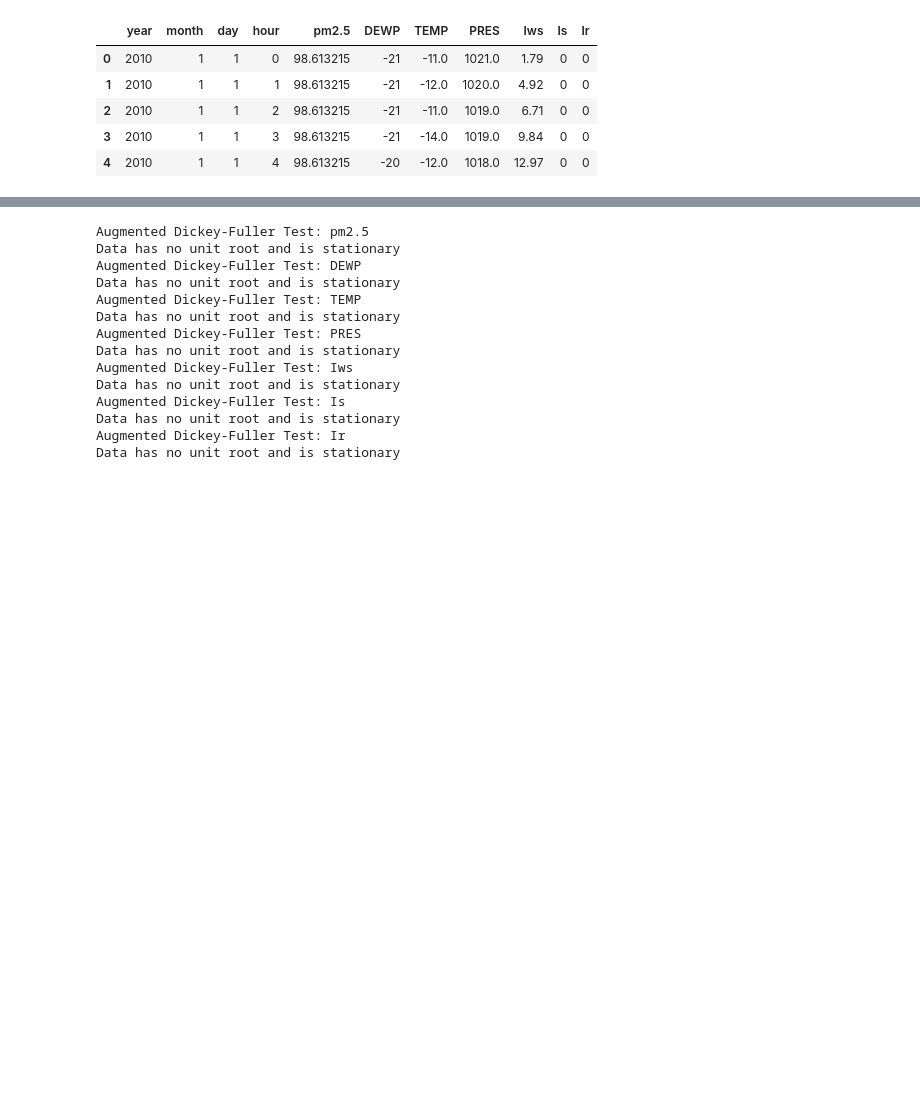
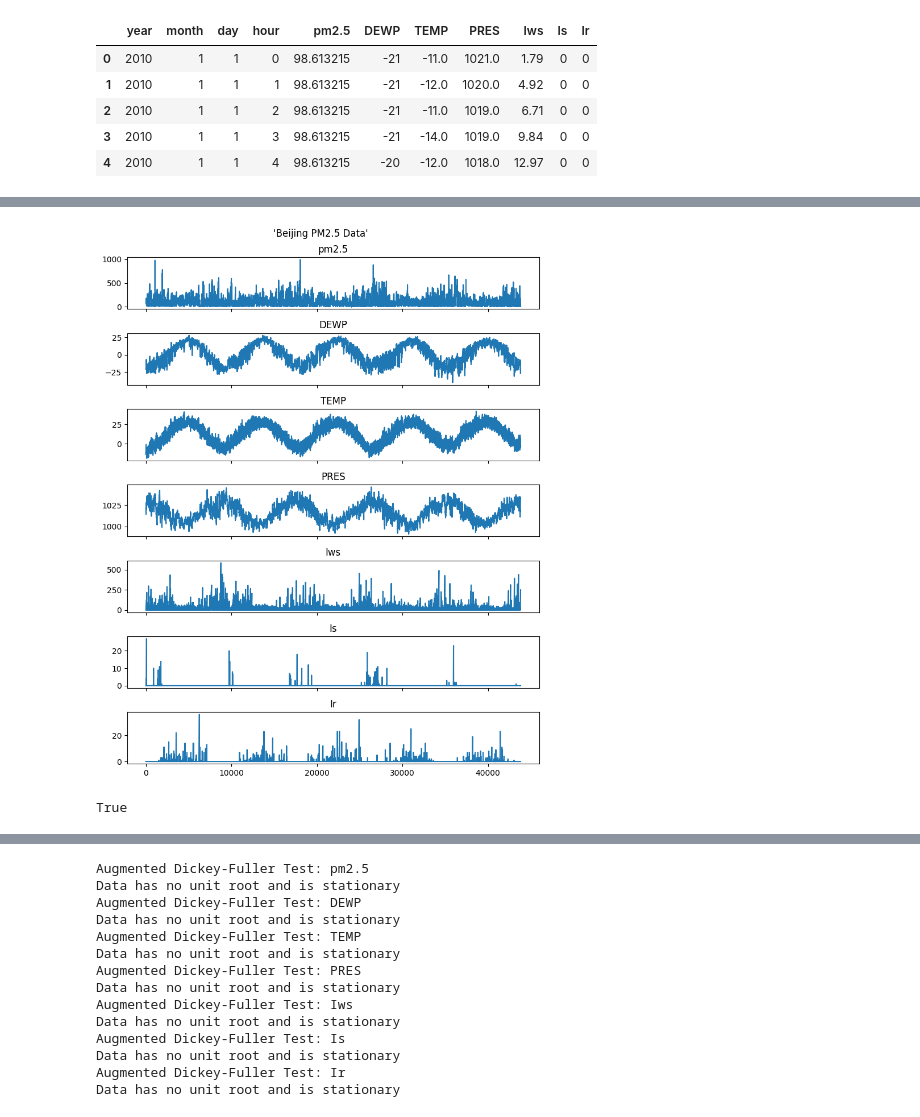
Before and after one commit to schpeer92/BA_BNSL_4_Feature_Selection, a Jupyter notebook: notebooks/02_data_preparation.ipynb, the cells around one changed output, grey strips where cells are left out. Cells and saved outputs as stored; diff of their text form; code cells hidden in the pictures; blank space fills up the shorter version.

```diff
--- a/notebooks/02_data_preparation.ipynb
+++ b/notebooks/02_data_preparation.ipynb
@@ -4,0 +23,10 @@ from var_model.preprocessing import ts_differencing, undo_ts_differencing, adf_t
+# %%
+def plot_all_ts(df:pd.DataFrame, dataset_name:str, fig_size:tuple=(9,9)):
+    fig, axs = plt.subplots(len(df.columns),1, sharex= True)
+    for ax,col in zip(axs.flat,df.columns):
+        sns.lineplot(ax= ax,data= df[col])
+        ax.set_title(f"{col}")
+        ax.set_ylabel(ylabel = "", rotation = 0)
+    fig.set_size_inches(fig_size)
+    fig.suptitle(f"'{dataset_name}'")
+    fig.tight_layout()
@@ -23,0 +66,4 @@ df_prsa_data = df_prsa_data[prsa_data_cols]
+# %%
+plot_all_ts(df_prsa_data, "Beijing PM2.5 Data", (8,10))
+# %% [output]
+[figure, added]
@@ -23,0 +72,4 @@ df_prsa_data = df_prsa_data[prsa_data_cols]
+# %%
+df_prsa_data_diff.shape == df_prsa_data.shape
+# %% [output]
+True
```
Also changed, not shown: parts of 49 cells of this notebook, 9 other files.
